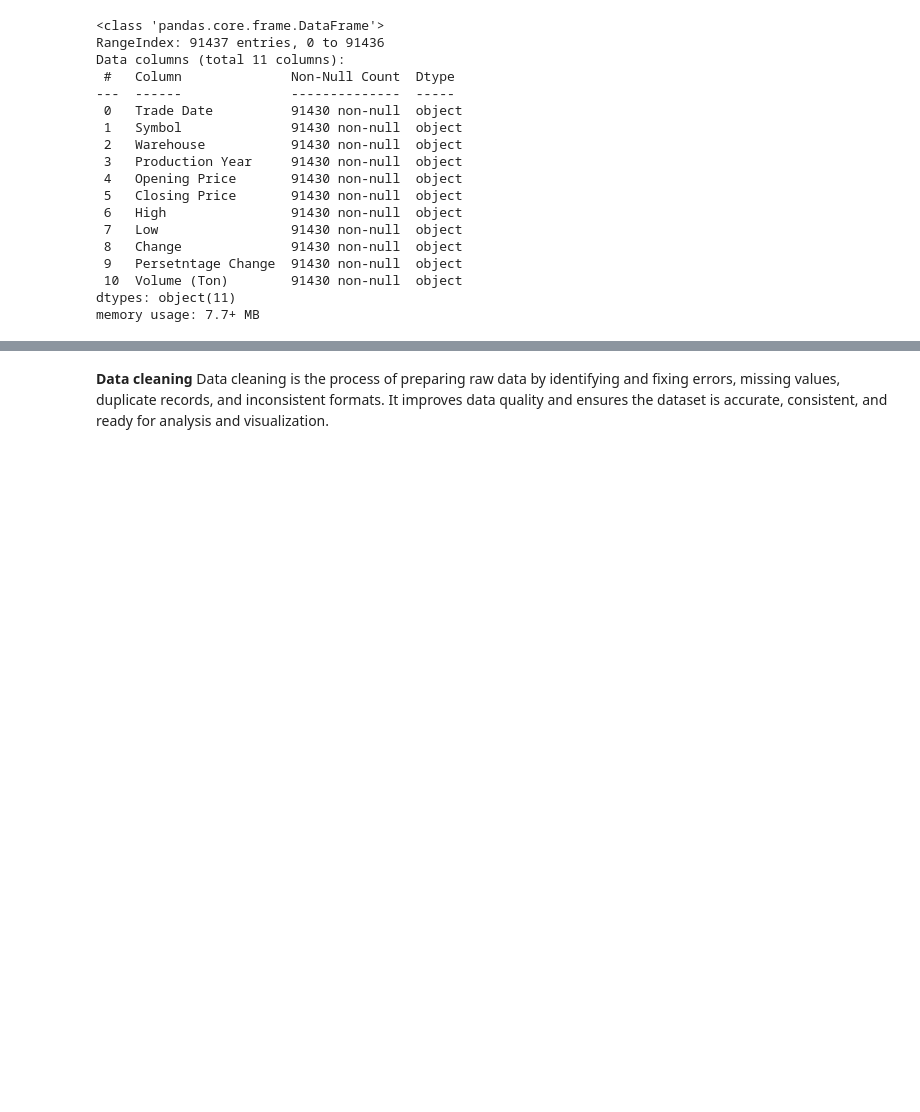
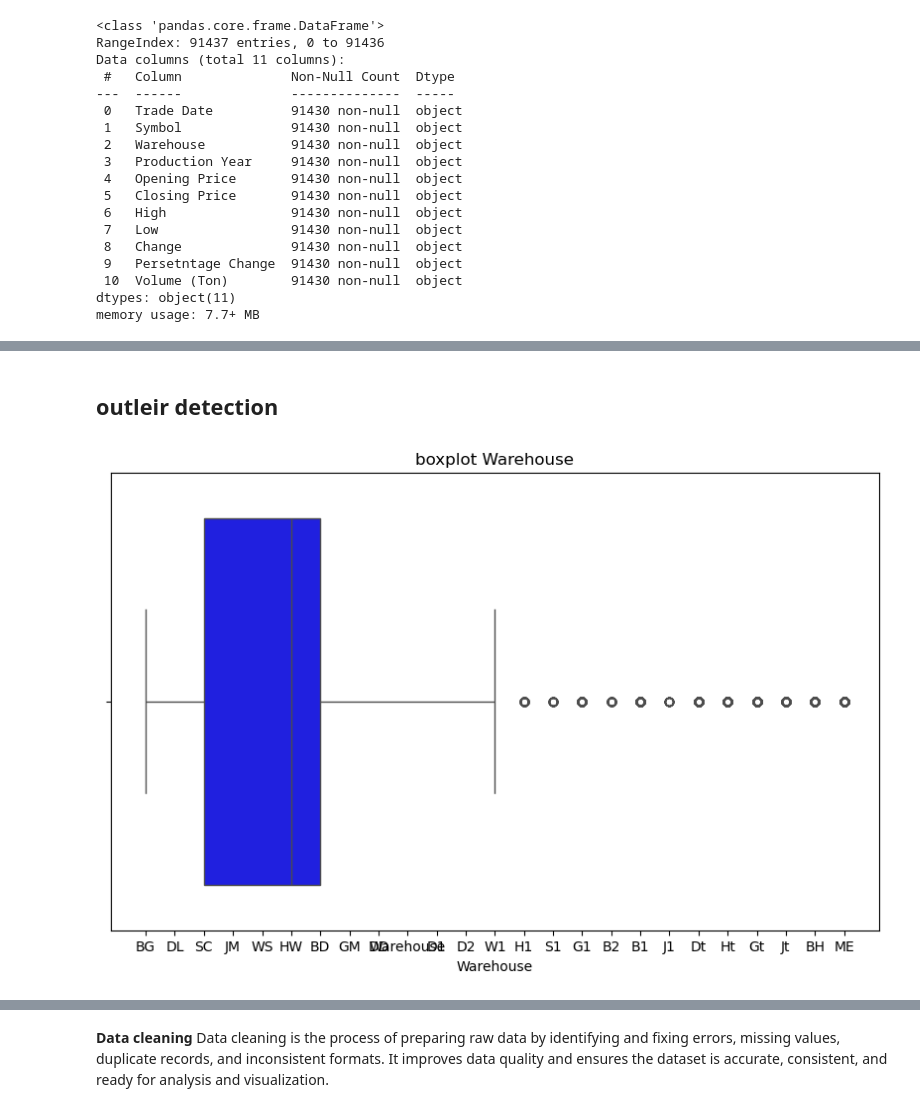
Before and after one commit to awoke800/Ethiopia-Coffee-Market-Analytics-Dashboard, a Jupyter notebook: Coffee_Dashboard.ipynb, the cells around one changed output, grey strips where cells are left out. Saved outputs shown, nothing was run; the diff lists cells and outputs as text; code cells hidden in the pictures; blank space fills up the shorter version.

```diff
--- a/Coffee_Dashboard.ipynb
+++ b/Coffee_Dashboard.ipynb
@@ -118,0 +133,10 @@ df.describe() ## show statistics
+# %% [markdown]
+## outleir detection
+# %%
+## detect the outlier of cholesterol
+plt.figure(figsize=(10,6))
+sns.boxplot(x=df['Warehouse'],color ='blue')
+plt.title('boxplot Warehouse')
+plt.show()
+# %% [output]
+[figure, added]
```
Also changed, not shown: parts of 26 cells of this notebook, 10 other files.
